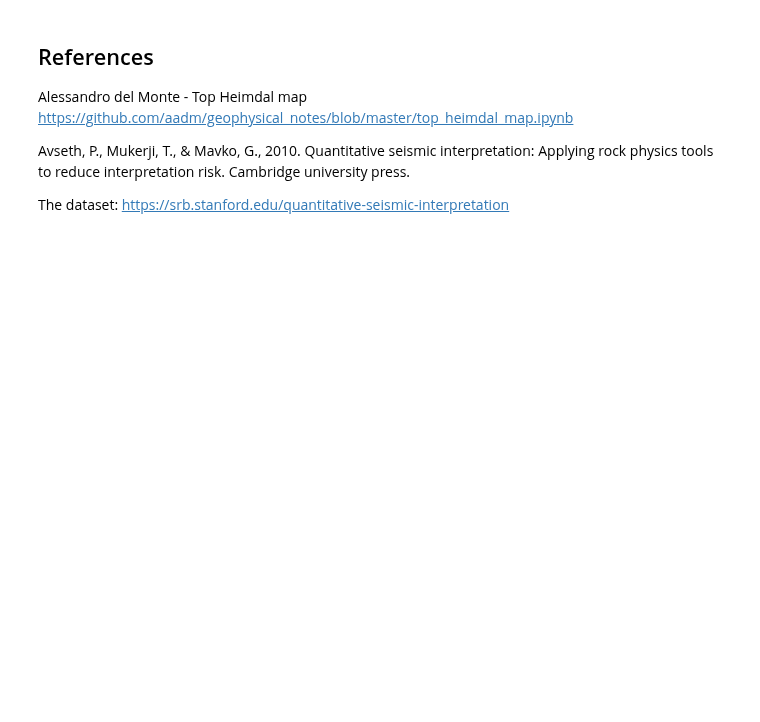
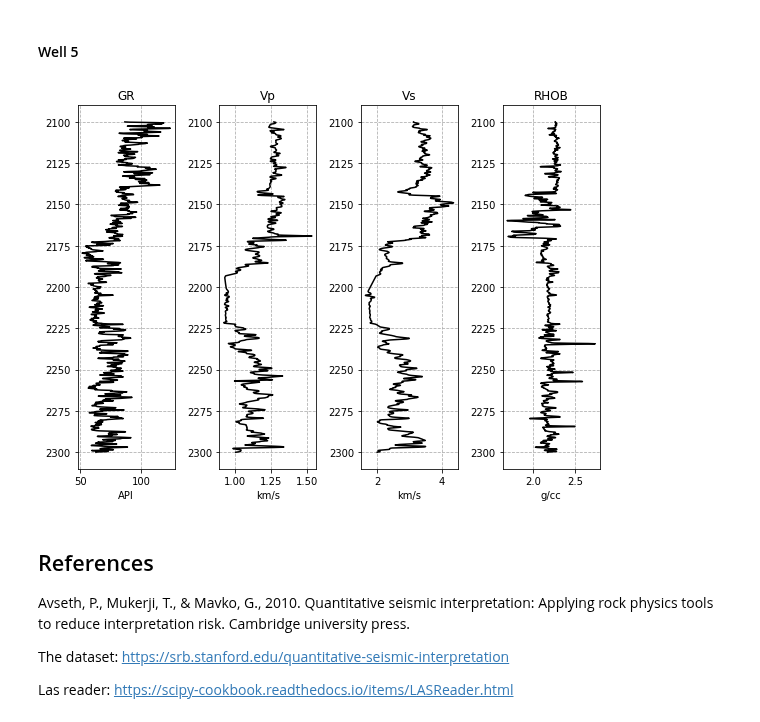
Before and after one commit to ffigura/avo, a Jupyter notebook: 2_real_well_avseth/0_learning_to_read_real_well_avseth.ipynb, the cells around one changed output. Drawn from its saved outputs; the diff is of its cells as text; code cells hidden in the pictures; blank space fills up the shorter version.

```diff
--- a/2_real_well_avseth/0_learning_to_read_real_well_avseth.ipynb
+++ b/2_real_well_avseth/0_learning_to_read_real_well_avseth.ipynb
@@ -48,0 +61,13 @@ plt.tight_layout()
+# %%
+log = ['GR', 'Vp', 'RHOB']
+unit = ['API', 'km/s', 'g/cc']
+
+f, ax = plt.subplots(nrows=1,ncols=3,figsize=(6,6))
+for i in range(len(log)):
+    ax[i].plot(well_3.data[log[i]],well_3.data['DEPT'],'-k')
+    ax[i].set_title(log[i])
+    ax[i].set_xlabel(unit[i])
+    ax[i].invert_yaxis()
+    ax[i].grid(linestyle='--')
+
+plt.tight_layout()
@@ -48,0 +78,13 @@ plt.tight_layout()
+# %%
+log = ['GR', 'Vp', 'RHOB']
+unit = ['API', 'km/s', 'g/cc']
+
+f, ax = plt.subplots(nrows=1,ncols=3,figsize=(6,6))
+for i in range(len(log)):
+    ax[i].plot(well_4.data[log[i]],well_4.data['DEPT'],'-k')
+    ax[i].set_title(log[i])
+    ax[i].set_xlabel(unit[i])
+    ax[i].invert_yaxis()
+    ax[i].grid(linestyle='--')
+
+plt.tight_layout()
@@ -49,8 +93,28 @@ plt.tight_layout()
+# %% [markdown]
+#### Well 5
+# %%
+log = ['GR', 'Vp', 'Vs', 'RHOB']
+unit = ['API', 'km/s', 'km/s', 'g/cc']
+
+f, ax = plt.subplots(nrows=1,ncols=4,figsize=(8,6))
+for i in range(len(log)):
+    if i == 1 or i == 2:
+        ax[i].plot(well_5.data[log[i]]/100,well_5.data['DEPT'],'-k')
+    else:
+        ax[i].plot(well_5.data[log[i]],well_5.data['DEPT'],'-k')
+    ax[i].set_title(log[i])
+    ax[i].set_xlabel(unit[i])
+    ax[i].invert_yaxis()
+    ax[i].grid(linestyle='--')
+
+plt.tight_layout()
+# %% [output]
+[figure, added]
 # %% [markdown]
 ## References
-
-Alessandro del Monte - Top Heimdal map https://github.com/aadm/geophysical_notes/blob/master/top_heimdal_map.ipynb
 
 Avseth, P., Mukerji, T., & Mavko, G., 2010. Quantitative seismic interpretation: Applying rock physics tools to reduce interpretation risk. Cambridge university press.
 
 The dataset: https://srb.stanford.edu/quantitative-seismic-interpretation
+
+Las reader: https://scipy-cookbook.readthedocs.io/items/LASReader.html
```
Also changed, not shown: parts of 16 cells of this notebook.
